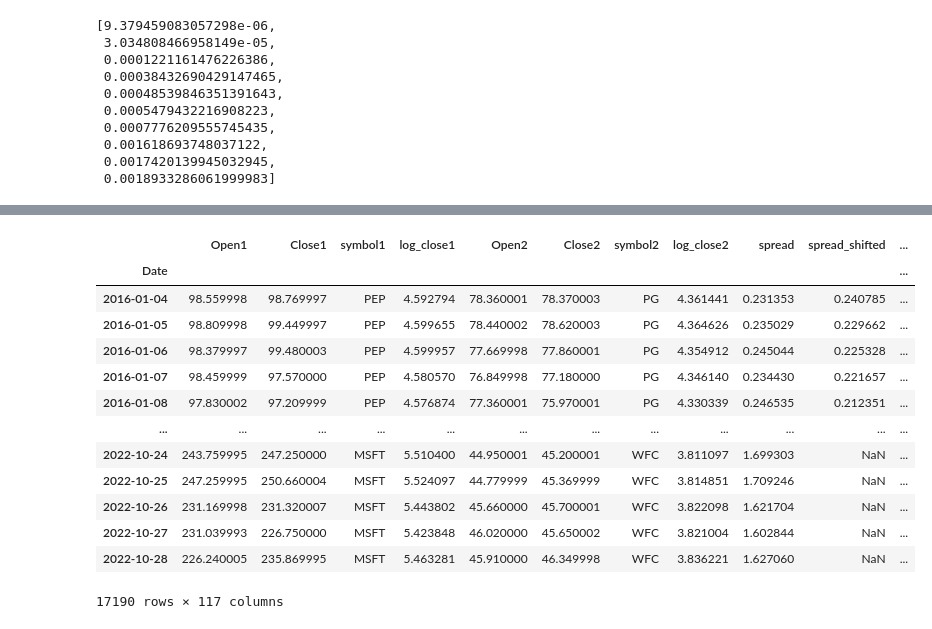
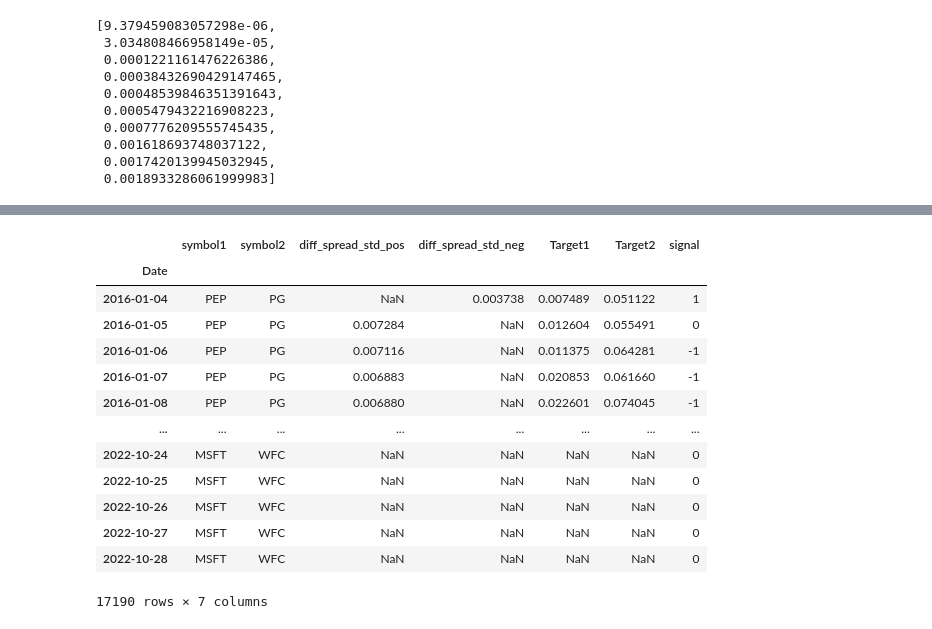
Before and after one commit to Lzhenghong/Quant-Projects, a Jupyter notebook: SP500/Cointegration_LSTM_strategy/SP500_Cointegration_LSTM.ipynb, the cells around one changed output, grey strips where cells are left out. Drawn from its saved outputs; the diff is of its cells as text; code cells hidden in the pictures.

Commit message:
added features and change to 30D period for pairs trading

```diff
--- a/SP500/Cointegration_LSTM_strategy/SP500_Cointegration_LSTM.ipynb
+++ b/SP500/Cointegration_LSTM_strategy/SP500_Cointegration_LSTM.ipynb
@@ -256,0 +207,9 @@ for i in range(1, lag):
+# %%
+indicators = ['SMA_ratio', 'RSI_ratio', 'spread', 'diff_spread', 'MACD']
+lagged_indicators = []
+lag = 30
+for indicator in indicators:
+    lagged_indicators.append(indicator)
+    for i in range(1, lag):
+        lagged_indicators.append(f'{indicator}_{i}')
+lagged_indicators
@@ -339,35 +260,0 @@ plot_history(histories)
-# %%
-fulltrain_dic = {}
-
-for ele in bot10_pvalues:
-    ticker1, ticker2 = coint_dic[ele]
-    temp1= data_top50.loc[data_top50.symbol==ticker1, :]
-    temp1.rename(columns={'Open': 'Open1',
-                         'Close': 'Close1',
-                         'symbol': 'symbol1',
-                         'log_close': 'log_close1'}, inplace=True)
-    temp2= data_top50.loc[data_top50.symbol==ticker2, :]
-    temp2.rename(columns={'Open': 'Open2',
-                         'Close': 'Close2',
-                         'symbol': 'symbol2',
-                         'log_close': 'log_close2'}, inplace=True)
-    temp = temp1.merge(temp2, on='Date', how='left')
-    temp.loc[:, 'spread'] = temp.log_close1 - temp.log_close2
-    temp.loc[:, 'spread_shifted'] = temp.spread.shift(-7)
-    temp.loc[:, 'diff_spread'] = temp.spread - temp.spread_shifted
-    temp.loc[:, 'diff_spread_std_pos'] = temp.loc[temp.diff_spread > 0, 'diff_spread'].rolling(sma_period).std() * volatility
-    temp.loc[:, 'diff_spread_std_neg'] = temp.loc[temp.diff_spread < 0, 'diff_spread'].rolling(sma_period).std() * volatility
-    temp.loc[:, 'signal'] = np.where((temp.diff_spread > 0) & (temp.diff_spread > temp.diff_spread_std_pos), -1, 0)
-    temp.loc[:, 'signal'] = np.where((temp.diff_spread < 0) & (temp.diff_spread < -temp.diff_spread_std_neg), 1, temp.signal)
-
-    for i in range(1, lag):
-        temp.loc[:, f'diff_spread_{i}'] = temp.diff_spread.shift(i)
-
-    df = temp.loc[(temp.index >= '2005-01-01') & (temp.index < '2016-01-01'), :]
-
-    df.loc[:, 'Close1_shifted'] = df.Close1.shift(-6)
-    df.loc[:, 'Close2_shifted'] = df.Close2.shift(-6)
-    df.loc[:, 'Target1'] = ((df.Close1_shifted-df.Open1)/df.Open1).shift(-1)
-    df.loc[:, 'Target2'] = ((df.Close2_shifted-df.Open2)/df.Open2).shift(-1)
-
-    fulltrain_dic[(ticker1, ticker2)] = df
@@ -552,21 +515,22 @@ preds_df
 17190 rows × 3 columns
 # %%
 test_df = pd.concat(list(test_dic.values()))
+test_df = test_df.loc[:, ['symbol1', 'symbol2', 'diff_spread_std_pos', 'diff_spread_std_neg', 'Target1', 'Target2', 'signal']]
 test_df
 # %% [output]
-|  | Open1 | Close1 | symbol1 | log_close1 | Open2 | Close2 | symbol2 | log_close2 | spread | spread_shifted | ... |
-| Date |  |  |  |  |  |  |  |  |  |  | ... |
-| 2016-01-04 | 98.559998 | 98.769997 | PEP | 4.592794 | 78.360001 | 78.370003 | PG | 4.361441 | 0.231353 | 0.240785 | ... |
-| 2016-01-05 | 98.809998 | 99.449997 | PEP | 4.599655 | 78.440002 | 78.620003 | PG | 4.364626 | 0.235029 | 0.229662 | ... |
-| 2016-01-06 | 98.379997 | 99.480003 | PEP | 4.599957 | 77.669998 | 77.860001 | PG | 4.354912 | 0.245044 | 0.225328 | ... |
-| 2016-01-07 | 98.459999 | 97.570000 | PEP | 4.580570 | 76.849998 | 77.180000 | PG | 4.346140 | 0.234430 | 0.221657 | ... |
-| 2016-01-08 | 97.830002 | 97.209999 | PEP | 4.576874 | 77.360001 | 75.970001 | PG | 4.330339 | 0.246535 | 0.212351 | ... |
-| ... | ... | ... | ... | ... | ... | ... | ... | ... | ... | ... | ... |
-| 2022-10-24 | 243.759995 | 247.250000 | MSFT | 5.510400 | 44.950001 | 45.200001 | WFC | 3.811097 | 1.699303 | NaN | ... |
-| 2022-10-25 | 247.259995 | 250.660004 | MSFT | 5.524097 | 44.779999 | 45.369999 | WFC | 3.814851 | 1.709246 | NaN | ... |
-| 2022-10-26 | 231.169998 | 231.320007 | MSFT | 5.443802 | 45.660000 | 45.700001 | WFC | 3.822098 | 1.621704 | NaN | ... |
-| 2022-10-27 | 231.039993 | 226.750000 | MSFT | 5.423848 | 46.020000 | 45.650002 | WFC | 3.821004 | 1.602844 | NaN | ... |
-| 2022-10-28 | 226.240005 | 235.869995 | MSFT | 5.463281 | 45.910000 | 46.349998 | WFC | 3.836221 | 1.627060 | NaN | ... |
+|  | symbol1 | symbol2 | diff_spread_std_pos | diff_spread_std_neg | Target1 | Target2 | signal |
+| Date |  |  |  |  |  |  |  |
+| 2016-01-04 | PEP | PG | NaN | 0.003738 | 0.007489 | 0.051122 | 1 |
+| 2016-01-05 | PEP | PG | 0.007284 | NaN | 0.012604 | 0.055491 | 0 |
+| 2016-01-06 | PEP | PG | 0.007116 | NaN | 0.011375 | 0.064281 | -1 |
+| 2016-01-07 | PEP | PG | 0.006883 | NaN | 0.020853 | 0.061660 | -1 |
+| 2016-01-08 | PEP | PG | 0.006880 | NaN | 0.022601 | 0.074045 | -1 |
+| ... | ... | ... | ... | ... | ... | ... | ... |
+| 2022-10-24 | MSFT | WFC | NaN | NaN | NaN | NaN | 0 |
+| 2022-10-25 | MSFT | WFC | NaN | NaN | NaN | NaN | 0 |
+| 2022-10-26 | MSFT | WFC | NaN | NaN | NaN | NaN | 0 |
+| 2022-10-27 | MSFT | WFC | NaN | NaN | NaN | NaN | 0 |
+| 2022-10-28 | MSFT | WFC | NaN | NaN | NaN | NaN | 0 |
-17190 rows × 117 columns
+17190 rows × 7 columns
 # %%
 def get_pnl(x):
```
Also changed, not shown: parts of 43 cells of this notebook, 2 other files.
